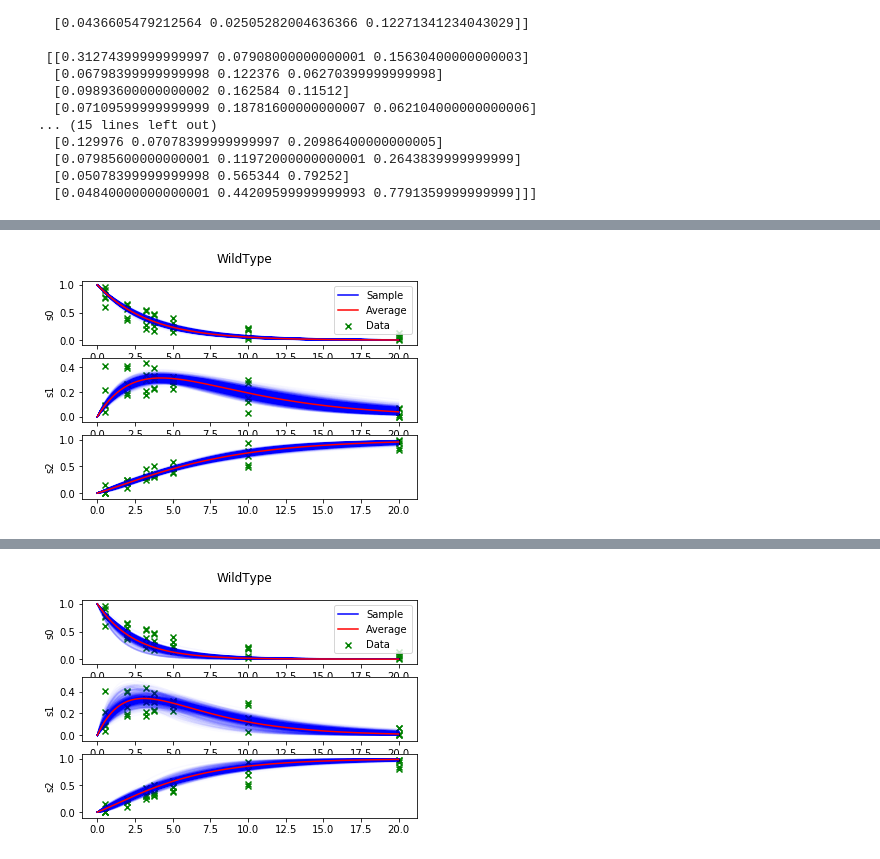
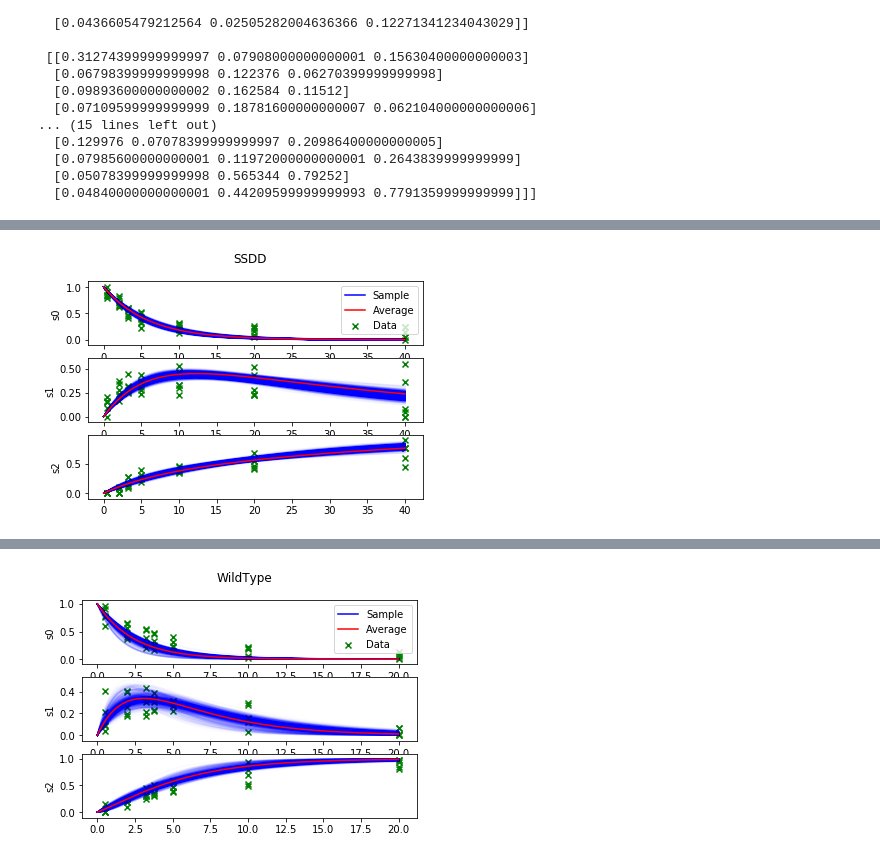
Before and after one commit to lewis-m/erk-kinetics-tda, a Jupyter notebook: PyStanTest.ipynb, the cells around one changed output, grey strips where cells are left out. Cells and saved outputs as stored; diff of their text form; code cells hidden in the pictures.

```diff
--- a/PyStanTest.ipynb
+++ b/PyStanTest.ipynb
@@ -232,19 +274,26 @@ import matplotlib.pyplot as plt
 import matplotlib
 from mpl_toolkits.mplot3d import Axes3D
 
-y_type = ['WildType', 'Y130C', 'F53S', 'E203K']
+y_type = ['WildType', 'Y130C', 'F53S', 'E203K', 'nothing', "SSDD"]
 persistence_ds = []
 
-for i in range(len(y_type)):
-  fit = stan_model_yd(bayes_td[i])
+total_bayes_data = []
 
-  print('\n Bayesian model for yeast type %r:' % y_type[i])
+for i in [0, 1, 2, 3, 5]:
+  if i == 5:
+    fit = stan_model_yd(bayes_td[i], alt_ts = True)
+  else:
+    fit = stan_model_yd(bayes_td[i])
+
+  #print('\n Bayesian model for yeast type %r:' % y_type[i])
   print(fit)
 
   posterior = fit.extract()
   bayes_data = np.stack([posterior['P1'], posterior['P2'], posterior['Pi']])
   bayes_data = np.swapaxes(bayes_data, 0, 1)
+  total_bayes_data.append(bayes_data)
 
+  """
   bayes_pd = ripser(bayes_data[0:800], maxdim = 2)
   persistence_ds.append(bayes_pd['dgms'])
 
@@ -264,6 +313,7 @@ for i in range(len(y_type)):
   print('Bottleneck distance:')
   print(bottleneck_distance(bs_pd['dgms'], bayes_pd['dgms']))
 
+
   fig = plt.figure()
 
   ax = fig.add_subplot(111, projection='3d')
@@ -278,6 +328,7 @@ for i in range(len(y_type)):
   plt.show()
   exp_file = '%s_Scatter.png' % y_type[i]
   #plt.savefig(exp_file)
+  """
 
 for i in range(len(persistence_ds) - 1):
     for j in range(i + 1, len(persistence_ds)):
@@ -377,31 +542,43 @@ from mpl_toolkits.mplot3d import Axes3D
 y_type = ['WildType', 'Y130C', 'F53S', 'E203K']
 bayes_samples = []
 
-for i in range(len(y_type)):
-  fit = stan_model_yd(bayes_td[i])
-  bayes_samples.append(fit.extract())
+#for i in range(len(y_type)):
+for i in range(1):
+  fit = stan_model_yd(bayes_td[5], alt_ts = True)
+  print(fit)
+  params = fit.extract()
+  params = np.array([params['P1'], params['P2'], params['Pi']])
+  params = np.swapaxes(params, 0, 1)
+  bayes_samples.append(params)
 
-bayesian_params = [[0.29, 0.19, 0.3], [0.36, 0.16, 0.3], [0.41, 0.16, 0.28], [0.64, 0.1, 0.55]]
-time_stamps = [0.5, 2, 3.25, 3.75, 5, 10, 20]
+#bayesian_params = [[0.29, 0.19, 0.3], [0.36, 0.16, 0.3], [0.41, 0.16, 0.28], [0.64, 0.1, 0.55]]
+bayesian_params = [[0.17, 0.03, 0.35]]
+#time_stamps = [0.5, 2, 3.25, 3.75, 5, 10, 20]
+time_stamps = [0.5, 2, 3.25, 5, 10, 20, 40]
 
-for i in range(4):
-  scatter_x = [v for k in range(5) for v in time_stamps]
-  scatter_y_s0 = [v/5 for k in range(5) for v in bayes_td[i, k, :, 0]]
-  scatter_y_s1 = [v/5 for k in range(5) for v in bayes_td[i, k, :, 1]]
-  scatter_y_s2 = [v/5 for k in range(5) for v in bayes_td[i, k, :, 2]]
+print(bayes_samples[0])
+
+for i in range(5,6):
+  scatter_x = [v for k in range(6) for v in time_stamps]
+  scatter_y_s0 = [v/5 for k in range(6) for v in bayes_td[i][k, :, 0]]
+  scatter_y_s1 = [v/5 for k in range(6) for v in bayes_td[i][k, :, 1]]
+  scatter_y_s2 = [v/5 for k in range(6) for v in bayes_td[i][k, :, 2]]
 
 
-  plot_x = np.arange(0, 20, 0.01)
+  plot_x = np.arange(0, 40, 0.01)
 
-  plt.suptitle(y_type[i])
+  #plt.suptitle(y_type[i])
+  plt.suptitle('SSDD')
+
 
   plt.subplot(3,1,1)
-  for params in bayes_samples[i][:, :, 0:3]:
-    for params1 in params:
-      plt.plot(plot_x, s0_fun(plot_x, params1), c='b', alpha = 0.02)
+  #for params in bayes_samples[i][:, :, 0:3]:
+  for params in bayes_samples[0][:, 0:3]:
+    #for params1 in params:
+      plt.plot(plot_x, s0_fun(plot_x, params), c='b', alpha = 0.02)
 
-  plt.plot(plot_x, s0_fun(plot_x, bayesian_params[i]), c='b', label='Sample')
-  plt.plot(plot_x, s0_fun(plot_x, bayesian_params[i]), c='r', label='Average')
+  plt.plot(plot_x, s0_fun(plot_x, bayesian_params[0]), c='b', label='Sample')
+  plt.plot(plot_x, s0_fun(plot_x, bayesian_params[0]), c='r', label='Average')
 
   plt.scatter(scatter_x, scatter_y_s0, c='g', marker='x', label='Data')
   plt.ylabel('s0')
@@ -409,23 +586,25 @@ for i in range(4):
 
 
   plt.subplot(3,1,2)
-  for params in bayes_samples[i][:, :, 0:3]:
-    for params1 in params:
-      plt.plot(plot_x, s1_fun(plot_x, params1), c='b', alpha = 0.02)
+  #for params in bayes_samples[i][:, :, 0:3]:
+  for params in bayes_samples[0][:, 0:3]:
+    #for params1 in params:
+      plt.plot(plot_x, s1_fun(plot_x, params), c='b', alpha = 0.02)
 
-  plt.plot(plot_x, s1_fun(plot_x, bayesian_params[i]), c='b', label='Sample')
-  plt.plot(plot_x, s1_fun(plot_x, bayesian_params[i]), c='r', label='Average')
+  plt.plot(plot_x, s1_fun(plot_x, bayesian_params[0]), c='b', label='Sample')
+  plt.plot(plot_x, s1_fun(plot_x, bayesian_params[0]), c='r', label='Average')
 
   plt.scatter(scatter_x, scatter_y_s1, c='g', marker='x', label='Data')
   plt.ylabel('s1')
 
   plt.subplot(3,1,3)
-  for params in bayes_samples[i][:, :, 0:3]:
-    for params1 in params:
-      plt.plot(plot_x, s2_fun(plot_x, params1), c='b', alpha = 0.02)
+  #for params in bayes_samples[0][:, :, 0:3]:
+  for params in bayes_samples[0][:, 0:3]:
+    #for params1 in params:
+      plt.plot(plot_x, s2_fun(plot_x, params), c='b', alpha = 0.02)
 
-  plt.plot(plot_x, s2_fun(plot_x, bayesian_params[i]), c='b', label='Sample')
-  plt.plot(plot_x, s2_fun(plot_x, bayesian_params[i]), c='r', label='Average')
+  plt.plot(plot_x, s2_fun(plot_x, bayesian_params[0]), c='b', label='Sample')
+  plt.plot(plot_x, s2_fun(plot_x, bayesian_params[0]), c='r', label='Average')
 
   plt.scatter(scatter_x, scatter_y_s2, c='g', marker='x', label='Data')
   plt.ylabel('s2')
@@ -436 +633 @@ for i in range(4):
-[figure, old version]
+[figure, new version]
```
Also changed, not shown: parts of 17 cells of this notebook.
